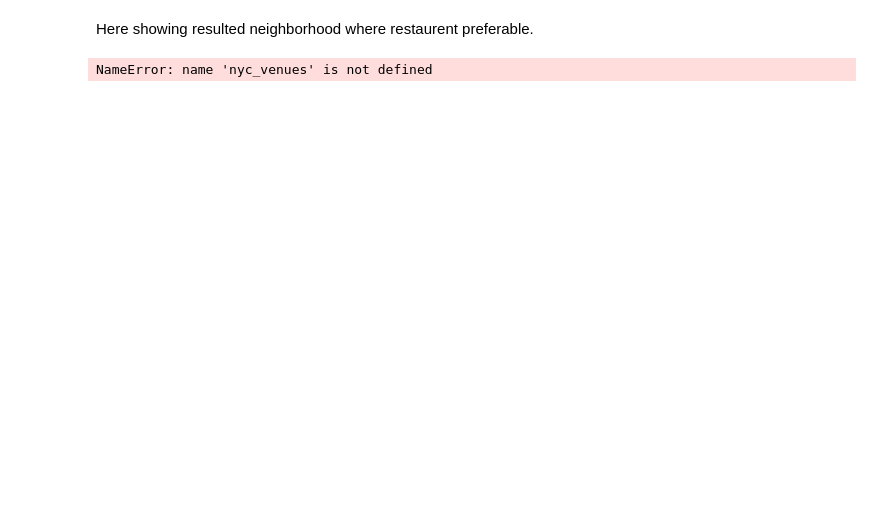
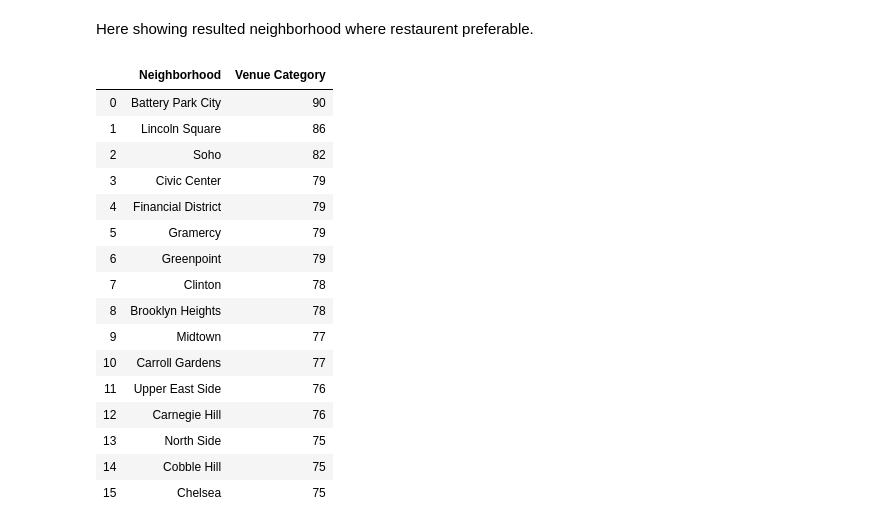
Before and after one commit to ShahAlamSumon/Coursera_Capstone, a Jupyter notebook: final/nyc_restaurant_venue_recommendation.ipynb, the cells around one changed output. Cells and saved outputs as stored; diff of their text form; code cells hidden in the pictures; blank space fills up the shorter version.

```diff
--- a/final/nyc_restaurant_venue_recommendation.ipynb
+++ b/final/nyc_restaurant_venue_recommendation.ipynb
@@ -231,8 +258,25 @@ KeyError: 'groups'
 # %% [markdown]
 Here showing resulted neighborhood where restaurent preferable.
 # %%
-res_venues = nyc_venues.groupby(['Neighborhood','Neighborhood Latitude','Neighborhood Longitude']).count().sort_values('Venue Category', ascending=False).reset_index()
+res_venues = nyc_venues.groupby(['Neighborhood','Neighborhood Latitude','Neighborhood Longitude'])
+            .count().sort_values('Venue Category', ascending=False).reset_index()
 res_venues = res_venues[res_venues['Venue Category']>=75]
 res_venues[['Neighborhood','Venue Category']]
 # %% [output]
-NameError: name 'nyc_venues' is not defined
+|  | Neighborhood | Venue Category |
+| 0 | Battery Park City | 90 |
+| 1 | Lincoln Square | 86 |
+| 2 | Soho | 82 |
+| 3 | Civic Center | 79 |
+| 4 | Financial District | 79 |
+| 5 | Gramercy | 79 |
+| 6 | Greenpoint | 79 |
+| 7 | Clinton | 78 |
+| 8 | Brooklyn Heights | 78 |
+| 9 | Midtown | 77 |
+| 10 | Carroll Gardens | 77 |
+| 11 | Upper East Side | 76 |
+| 12 | Carnegie Hill | 76 |
+| 13 | North Side | 75 |
+| 14 | Cobble Hill | 75 |
+| 15 | Chelsea | 75 |
```
Also changed, not shown: parts of 2 cells of this notebook.
